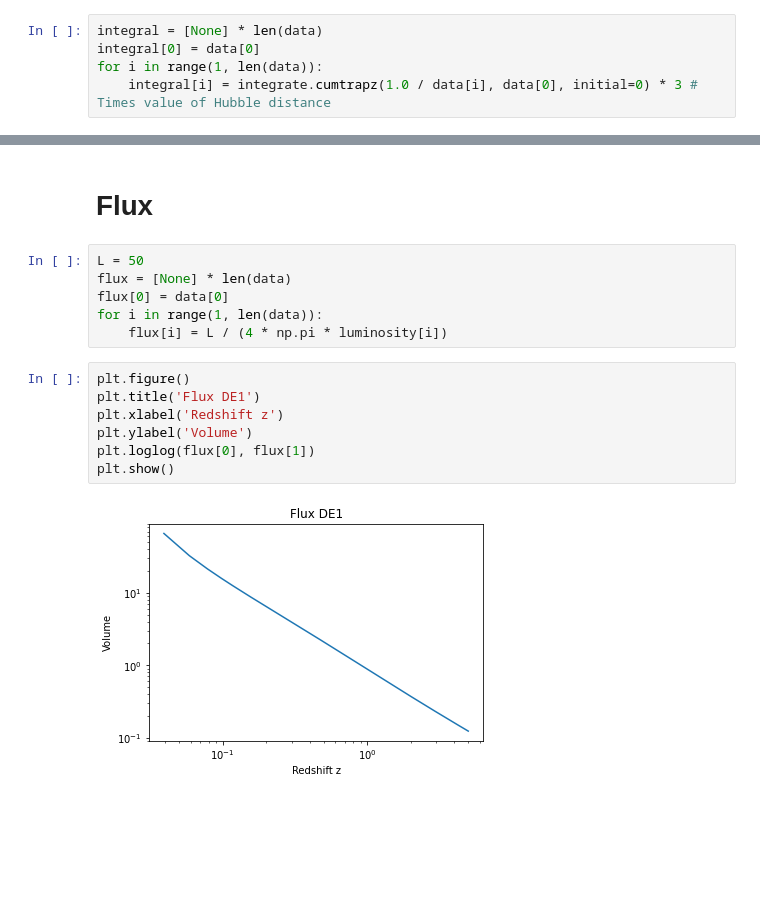
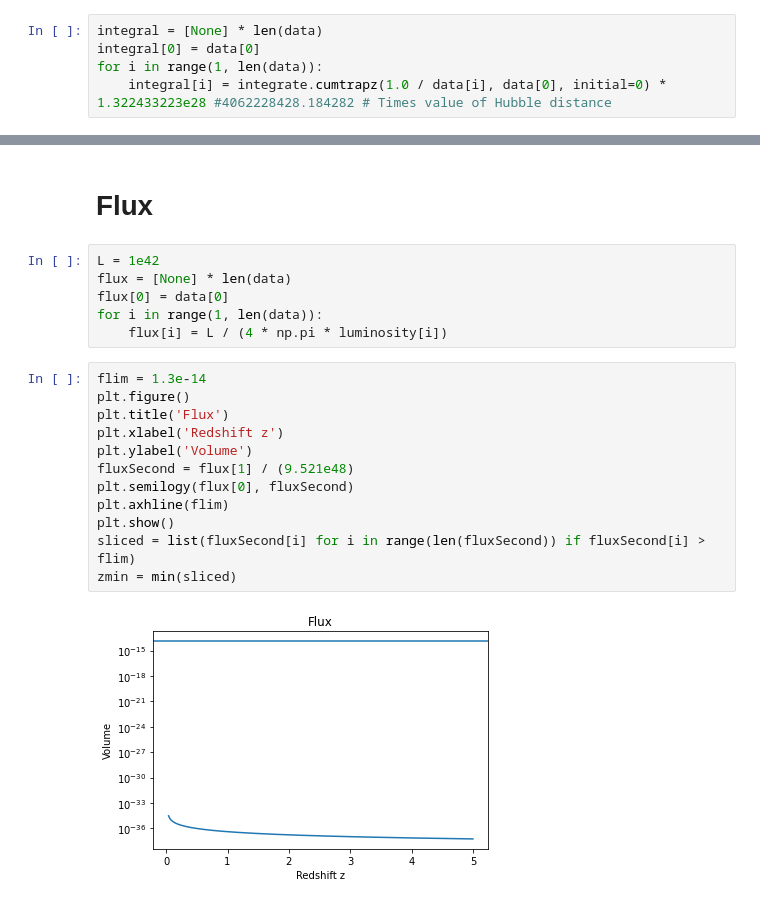
Before and after one commit to carle13/Galaxy-clusters-number-counts, a Jupyter notebook: analysis.ipynb, the cells around one changed output, grey strips where cells are left out. Drawn from its saved outputs; the diff is of its cells as text; blank space fills up the shorter version.

Commit message:
flim

```diff
--- a/analysis.ipynb
+++ b/analysis.ipynb
@@ -23,7 +23,7 @@ $$\int_{0}^{z}\frac{cdz}{H(z)} = \frac{c}{H_{0}} \int_{0}^{z}\frac{dz}{E(z)}$$
 integral = [None] * len(data)
 integral[0] = data[0]
 for i in range(1, len(data)):
-	integral[i] = integrate.cumtrapz(1.0 / data[i], data[0], initial=0) * 3 # Times value of Hubble distance
+	integral[i] = integrate.cumtrapz(1.0 / data[i], data[0], initial=0) * 1.322433223e28 #4062228428.184282 # Times value of Hubble distance
 # %%
 comoving = integral
 plt.figure()
@@ -146,17 +146,22 @@ plt.show()
 # %% [markdown]
 # Flux
 # %%
-L = 50
+L = 1e42
 flux = [None] * len(data)
 flux[0] = data[0]
 for i in range(1, len(data)):
 	flux[i] = L / (4 * np.pi * luminosity[i])
 # %%
+flim = 1.3e-14
 plt.figure()
-plt.title('Flux DE1')
+plt.title('Flux')
 plt.xlabel('Redshift z')
 plt.ylabel('Volume')
-plt.loglog(flux[0], flux[1])
+fluxSecond = flux[1] / (9.521e48)
+plt.semilogy(flux[0], fluxSecond)
+plt.axhline(flim)
 plt.show()
+sliced = list(fluxSecond[i] for i in range(len(fluxSecond)) if fluxSecond[i] > flim)
+zmin = min(sliced)
 # %% [output]
-[figure, old version]
+[figure, new version]
```
Also changed, not shown: parts of 7 cells of this notebook.
